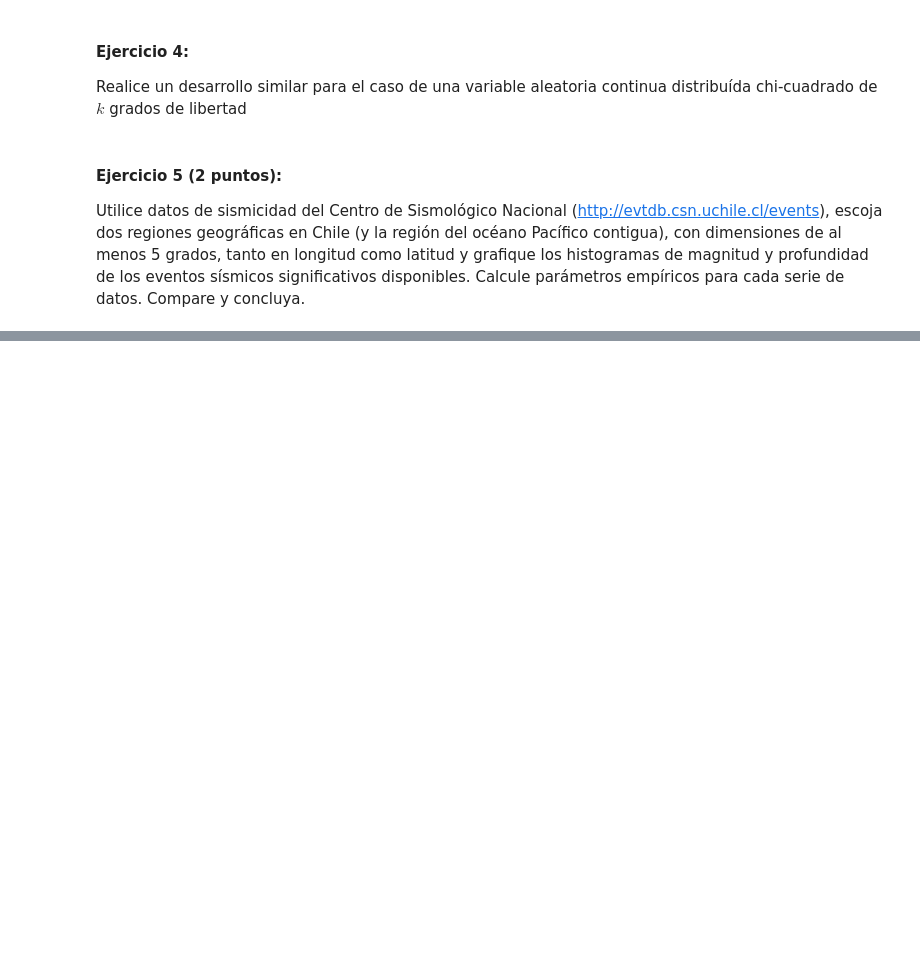
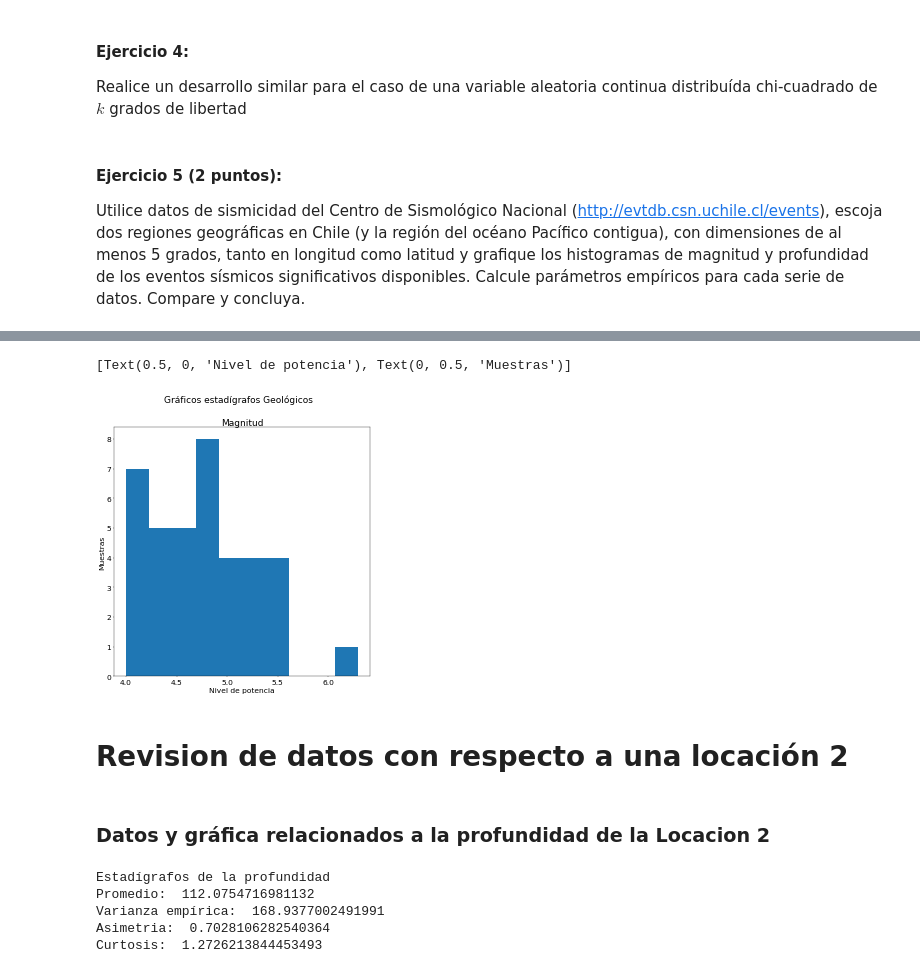
Before and after one commit to estebantejeda/INFO274, a Jupyter notebook: lab2/Laboratorio2.ipynb, the cells around one changed output, grey strips where cells are left out. Cells and saved outputs as stored; diff of their text form; code cells hidden in the pictures; blank space fills up the shorter version.

```diff
--- a/lab2/Laboratorio2.ipynb
+++ b/lab2/Laboratorio2.ipynb
@@ -441,0 +515,29 @@ Utilice datos de sismicidad del Centro de Sismológico Nacional (http://evtdb.cs
+# %%
+fig, ax = plt.subplots(1, 1,figsize=(11, 11),dpi=30)
+fig.suptitle('Gráficos estadígrafos Geológicos')
+ax.hist(data1.Magnitud)
+ax.set_title('Magnitud')
+ax.set(xlabel='Nivel de potencia', ylabel='Muestras')
+# %% [output]
+[Text(0.5, 0, 'Nivel de potencia'), Text(0, 0.5, 'Muestras')]
+[figure, added]
+# %% [markdown]
+# Revision de datos con respecto a una locación 2
+# %% [markdown]
+### Datos y gráfica relacionados a la profundidad de la Locacion 2
+# %%
+promedio_l21 = sum(data2.Profundidad)/data2.shape[0]
+var_emp_l21 = sum((data2.Profundidad - promedio_l21)*(data2.Profundidad-promedio_l21))/data2.shape[0]
+asim_l21 = stats.skew(data2.Profundidad)
+curtos_l21 = stats.kurtosis(data2.Profundidad)
+print("Estadígrafos de la profundidad")
+print("Promedio: ",promedio_l21)
+print("Varianza empírica: ",var_emp_l21)
+print("Asimetria: ",asim_l21)
+print("Curtosis: ",curtos_l21)
+# %% [output]
+Estadígrafos de la profundidad
+Promedio:  112.0754716981132
+Varianza empírica:  168.9377002491991
+Asimetria:  0.7028106282540364
+Curtosis:  1.2726213844453493
```
Also changed, not shown: parts of 28 cells of this notebook, 1 other file.
